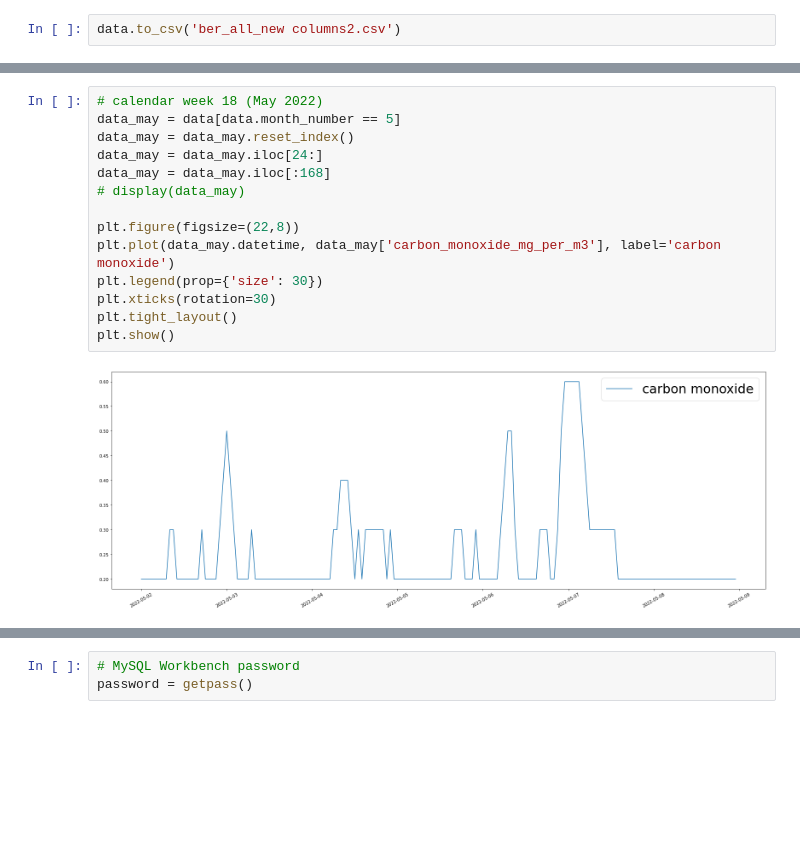
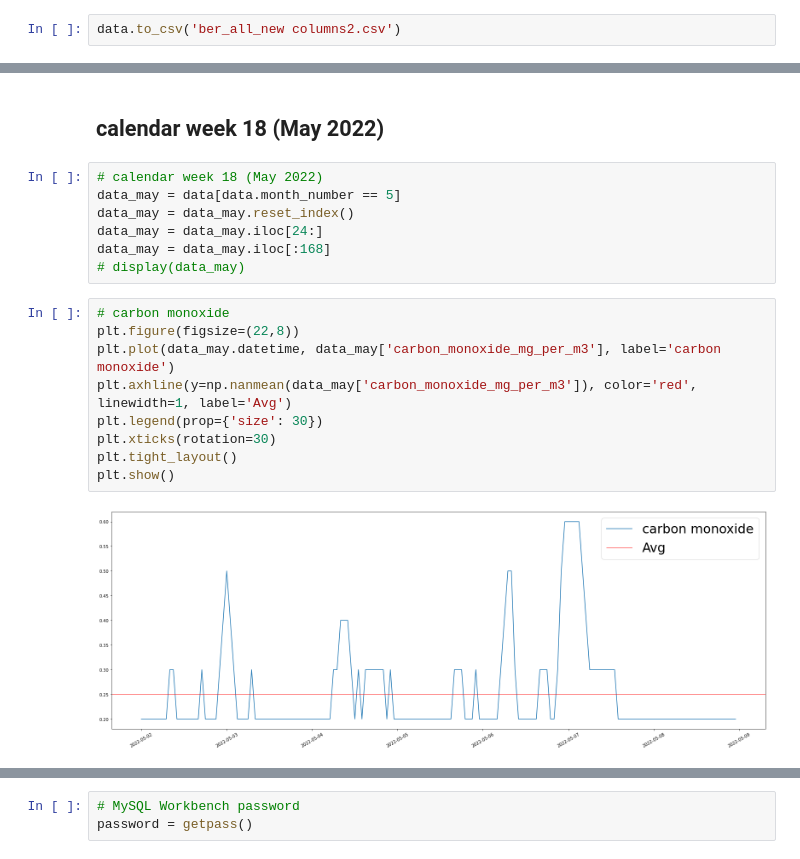
Before and after one commit to bennednedben/AIR-POLLUTION-on-Frankfurter-Allee, a Jupyter notebook: Jupiter Notebook/all_stunde.ipynb, the cells around one changed output, grey strips where cells are left out. Saved outputs shown, nothing was run; the diff lists cells and outputs as text; blank space fills up the shorter version.

```diff
--- a/Jupiter Notebook/all_stunde.ipynb
+++ b/Jupiter Notebook/all_stunde.ipynb
@@ -123,16 +73,20 @@ plt.show()
+# %% [markdown]
+## calendar week 18 (May 2022)
+# %%
+# calendar week 18 (May 2022)
+data_may = data[data.month_number == 5]
+data_may = data_may.reset_index()
+data_may = data_may.iloc[24:]
+data_may = data_may.iloc[:168]
+# display(data_may)
 # %%
-# calendar week 18 (May 2022)
-data_may = data[data.month_number == 5]
-data_may = data_may.reset_index()
-data_may = data_may.iloc[24:]
-data_may = data_may.iloc[:168]
-# display(data_may)
-
+# carbon monoxide
 plt.figure(figsize=(22,8))
 plt.plot(data_may.datetime, data_may['carbon_monoxide_mg_per_m3'], label='carbon monoxide')
+plt.axhline(y=np.nanmean(data_may['carbon_monoxide_mg_per_m3']), color='red', linewidth=1, label='Avg')
 plt.legend(prop={'size': 30})
 plt.xticks(rotation=30)
 plt.tight_layout()
 plt.show()
 # %% [output]
-[figure, old version]
+[figure, new version]
```
Also changed, not shown: parts of 10 cells of this notebook.
